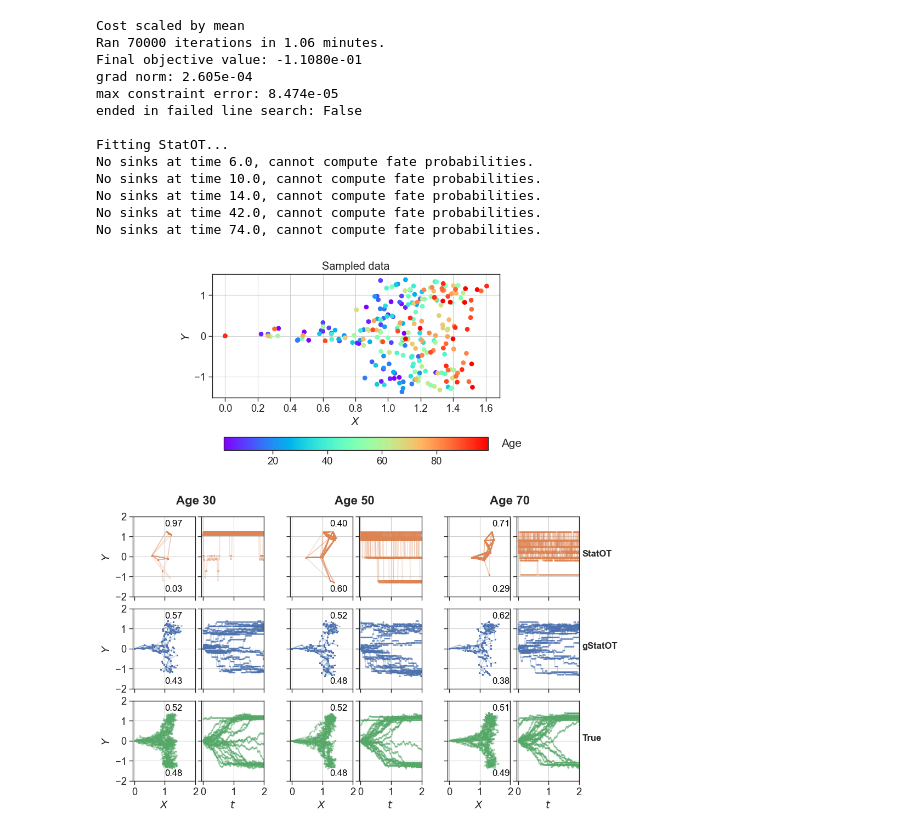
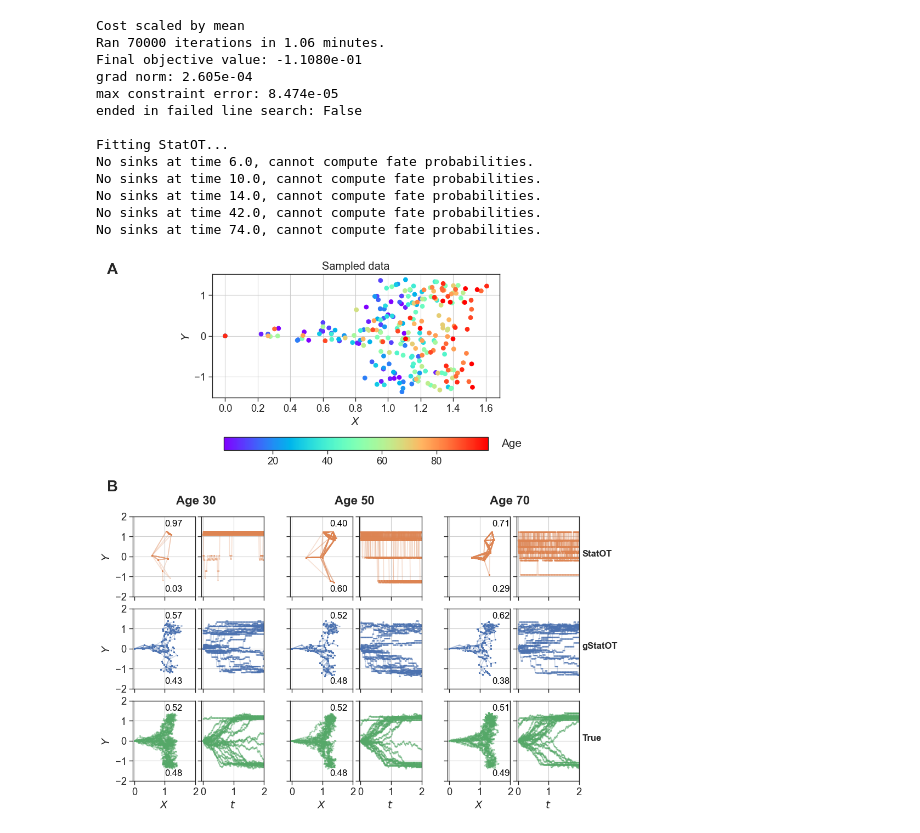
Before and after one commit to ColeBoyle/global-stationaryOT, a Jupyter notebook: extra/figures/figure_2.ipynb, the cells around one changed output. Drawn from its saved outputs; the diff is of its cells as text; code cells hidden in the pictures.

Commit message:
add panel labels to figure 2

```diff
--- a/extra/figures/figure_2.ipynb
+++ b/extra/figures/figure_2.ipynb
@@ -242,32 +242,33 @@ for j, age in enumerate(times):
                 rotation=0,
                 fontsize=12,
                 weight='bold')
 
         axes[1,1].text(1.05, 0.5, "gStatOT",
                 transform=axes[1,1].transAxes,
                 rotation=0,
                 fontsize=12,
                 weight='bold')
 
         axes[2,1].text(1.05, 0.5, "True",
                 transform=axes[2,1].transAxes,
                 rotation=0,
                 fontsize=12,
                 weight='bold')
 
 
     for k in range(3):
         for l in range(2):
             axes[k,l].set_xlim(-0.05, 2)
             axes[k,l].set_ylim(-2, 2)
             axes[k,l].grid()
             axes[k,l].set_xticks([0, 1, 2])
             axes[k,l].set_yticks([-2, -1, 0, 1, 2])
 
 fig.text(0.235, 0.53,f'Age {times[0][:-2]}', ha='center', fontsize=16, weight='bold')
 fig.text(0.51, 0.53, f'Age {times[1][:-2]}', ha='center', fontsize=16, weight='bold')
 fig.text(0.78, 0.53, f'Age {times[2][:-2]}', ha='center', fontsize=16, weight='bold')
-#fig.tight_layout()
+fig.text(0.08, 0.88, 'A', fontsize=20, weight='bold')
+fig.text(0.08, 0.55, 'B', fontsize=20, weight='bold')
 plt.show()
 # %% [output]
-[figure, old version]
+[figure, new version]
```
